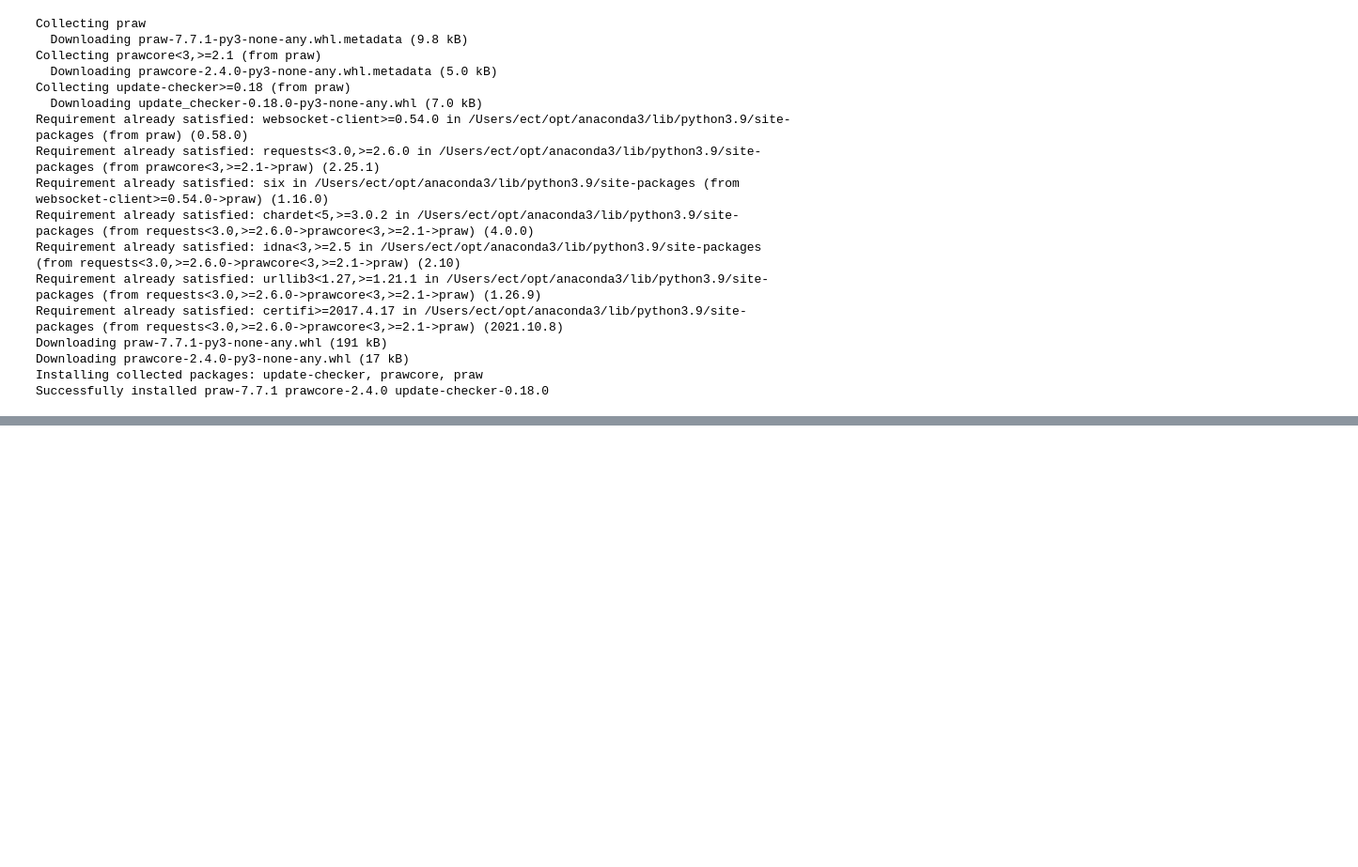
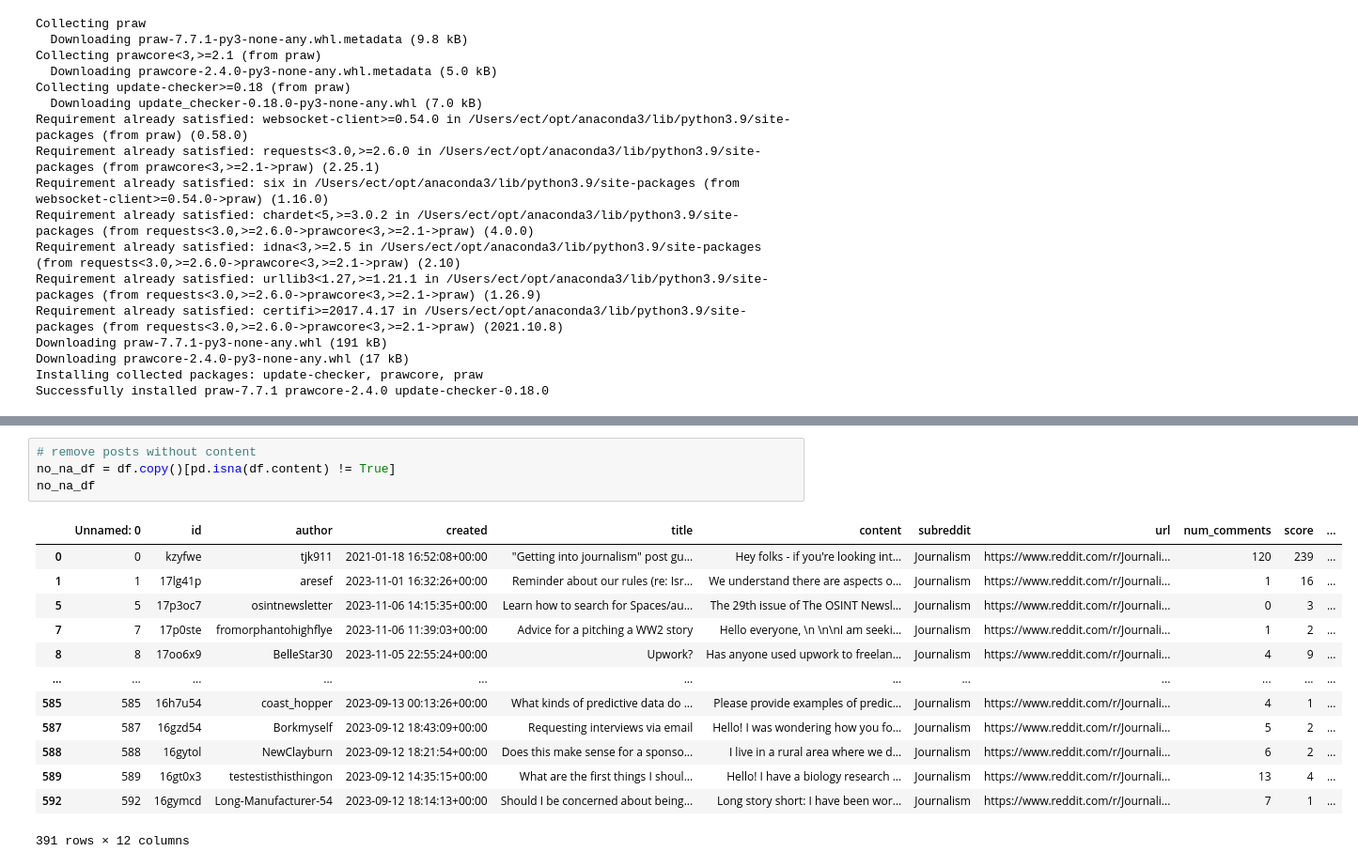
Before and after one commit to ecthompsoncodes/Text-Analysis, a Jupyter notebook: text_analysis_2.ipynb, the cells around one changed output, grey strips where cells are left out. Shown: that part at 94% size. Saved outputs shown, nothing was run; the diff lists cells and outputs as text; blank space fills up the shorter version.

```diff
--- a/text_analysis_2.ipynb
+++ b/text_analysis_2.ipynb
@@ -30,0 +48,18 @@ Successfully installed praw-7.7.1 prawcore-2.4.0 update-checker-0.18.0
+# %%
+# remove posts without content
+no_na_df = df.copy()[pd.isna(df.content) != True]
+no_na_df
+# %% [output]
+|  | Unnamed: 0 | id | author | created | title | content | subreddit | url | num_comments | score | ... |
+| 0 | 0 | kzyfwe | tjk911 | 2021-01-18 16:52:08+00:00 | "Getting into journalism" post gu... | Hey folks - if you're looking int... | Journalism | https://www.reddit.com/r/Journali... | 120 | 239 | ... |
+| 1 | 1 | 17lg41p | aresef | 2023-11-01 16:32:26+00:00 | Reminder about our rules (re: Isr... | We understand there are aspects o... | Journalism | https://www.reddit.com/r/Journali... | 1 | 16 | ... |
+| 5 | 5 | 17p3oc7 | osintnewsletter | 2023-11-06 14:15:35+00:00 | Learn how to search for Spaces/au... | The 29th issue of The OSINT Newsl... | Journalism | https://www.reddit.com/r/Journali... | 0 | 3 | ... |
+| 7 | 7 | 17p0ste | fromorphantohighflye | 2023-11-06 11:39:03+00:00 | Advice for a pitching a WW2 story | Hello everyone, \n \n\nI am seeki... | Journalism | https://www.reddit.com/r/Journali... | 1 | 2 | ... |
+| 8 | 8 | 17oo6x9 | BelleStar30 | 2023-11-05 22:55:24+00:00 | Upwork? | Has anyone used upwork to freelan... | Journalism | https://www.reddit.com/r/Journali... | 4 | 9 | ... |
+| ... | ... | ... | ... | ... | ... | ... | ... | ... | ... | ... | ... |
+| 585 | 585 | 16h7u54 | coast_hopper | 2023-09-13 00:13:26+00:00 | What kinds of predictive data do ... | Please provide examples of predic... | Journalism | https://www.reddit.com/r/Journali... | 4 | 1 | ... |
+| 587 | 587 | 16gzd54 | Borkmyself | 2023-09-12 18:43:09+00:00 | Requesting interviews via email | Hello! I was wondering how you fo... | Journalism | https://www.reddit.com/r/Journali... | 5 | 2 | ... |
+| 588 | 588 | 16gytol | NewClayburn | 2023-09-12 18:21:54+00:00 | Does this make sense for a sponso... | I live in a rural area where we d... | Journalism | https://www.reddit.com/r/Journali... | 6 | 2 | ... |
+| 589 | 589 | 16gt0x3 | testestisthisthingon | 2023-09-12 14:35:15+00:00 | What are the first things I shoul... | Hello! I have a biology research ... | Journalism | https://www.reddit.com/r/Journali... | 13 | 4 | ... |
+| 592 | 592 | 16gymcd | Long-Manufacturer-54 | 2023-09-12 18:14:13+00:00 | Should I be concerned about being... | Long story short: I have been wor... | Journalism | https://www.reddit.com/r/Journali... | 7 | 1 | ... |
+391 rows × 12 columns
```
Also changed, not shown: parts of 7 cells of this notebook, 3 other files.
